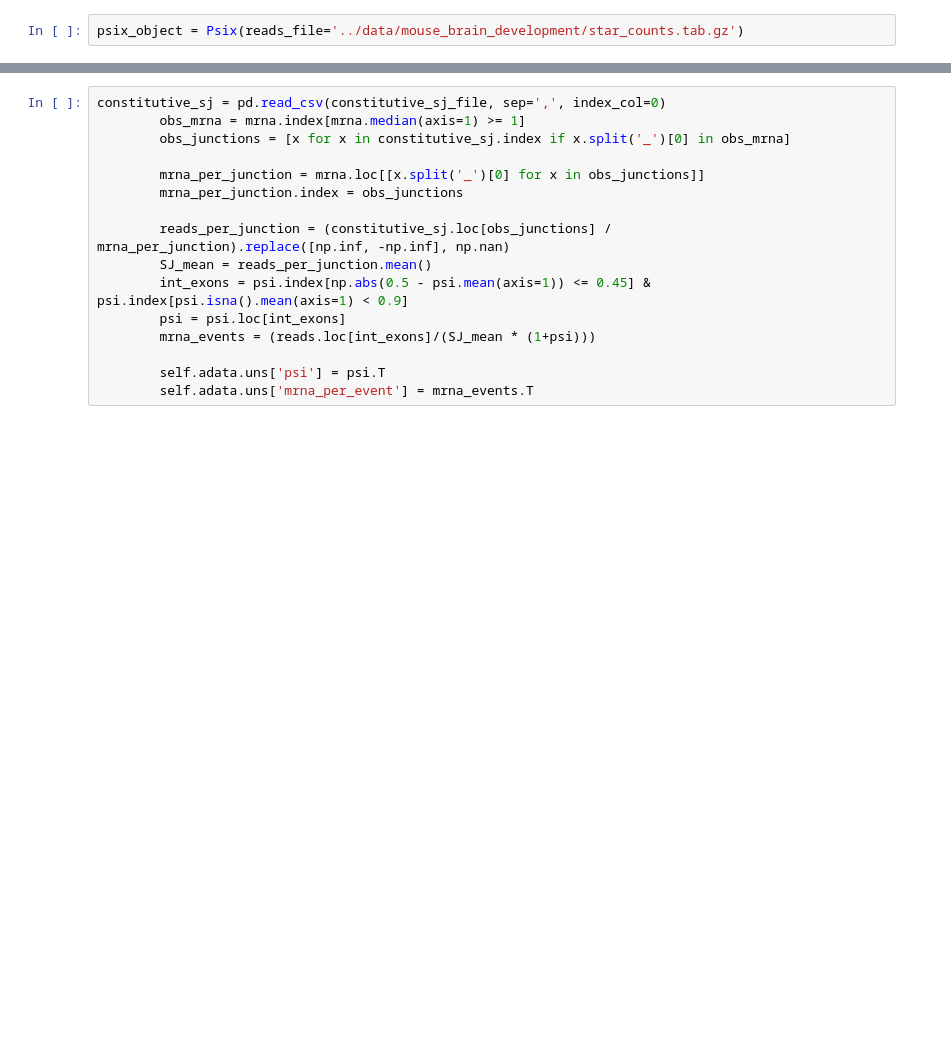
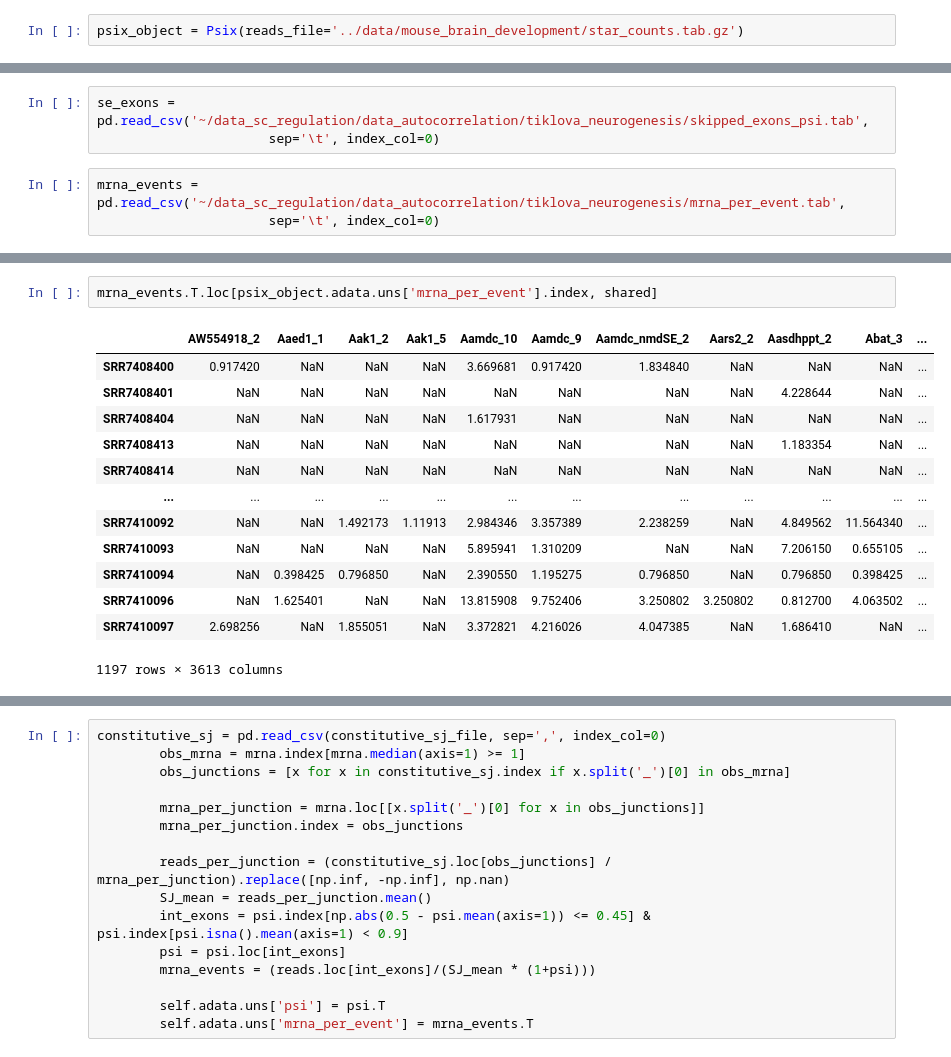
Before and after one commit to lareaulab/psix, a Jupyter notebook: psix/Untitled.ipynb, the cells around one changed output, grey strips where cells are left out. Cells and saved outputs as stored; diff of their text form; blank space fills up the shorter version.

```diff
--- a/psix/Untitled.ipynb
+++ b/psix/Untitled.ipynb
@@ -115,0 +214,6 @@ Successfully preprocessed smart-seq data
+# %%
+se_exons = pd.read_csv('~/data_sc_regulation/data_autocorrelation/tiklova_neurogenesis/skipped_exons_psi.tab',
+                      sep='\t', index_col=0)
+# %%
+mrna_events = pd.read_csv('~/data_sc_regulation/data_autocorrelation/tiklova_neurogenesis/mrna_per_event.tab',
+                      sep='\t', index_col=0)
@@ -132 +246,17 @@ psix_object.adata.uns['psi']
+# %%
+mrna_events.T.loc[psix_object.adata.uns['mrna_per_event'].index, shared]
+# %% [output]
+|  | AW554918_2 | Aaed1_1 | Aak1_2 | Aak1_5 | Aamdc_10 | Aamdc_9 | Aamdc_nmdSE_2 | Aars2_2 | Aasdhppt_2 | Abat_3 | ... |
+| SRR7408400 | 0.917420 | NaN | NaN | NaN | 3.669681 | 0.917420 | 1.834840 | NaN | NaN | NaN | ... |
+| SRR7408401 | NaN | NaN | NaN | NaN | NaN | NaN | NaN | NaN | 4.228644 | NaN | ... |
+| SRR7408404 | NaN | NaN | NaN | NaN | 1.617931 | NaN | NaN | NaN | NaN | NaN | ... |
+| SRR7408413 | NaN | NaN | NaN | NaN | NaN | NaN | NaN | NaN | 1.183354 | NaN | ... |
+| SRR7408414 | NaN | NaN | NaN | NaN | NaN | NaN | NaN | NaN | NaN | NaN | ... |
+| ... | ... | ... | ... | ... | ... | ... | ... | ... | ... | ... | ... |
+| SRR7410092 | NaN | NaN | 1.492173 | 1.11913 | 2.984346 | 3.357389 | 2.238259 | NaN | 4.849562 | 11.564340 | ... |
+| SRR7410093 | NaN | NaN | NaN | NaN | 5.895941 | 1.310209 | NaN | NaN | 7.206150 | 0.655105 | ... |
+| SRR7410094 | NaN | 0.398425 | 0.796850 | NaN | 2.390550 | 1.195275 | 0.796850 | NaN | 0.796850 | 0.398425 | ... |
+| SRR7410096 | NaN | 1.625401 | NaN | NaN | 13.815908 | 9.752406 | 3.250802 | 3.250802 | 0.812700 | 4.063502 | ... |
+| SRR7410097 | 2.698256 | NaN | 1.855051 | NaN | 3.372821 | 4.216026 | 4.047385 | NaN | 1.686410 | NaN | ... |
+1197 rows × 3613 columns
 # %%
```
Also changed, not shown: parts of 23 cells of this notebook, 3 other files.
